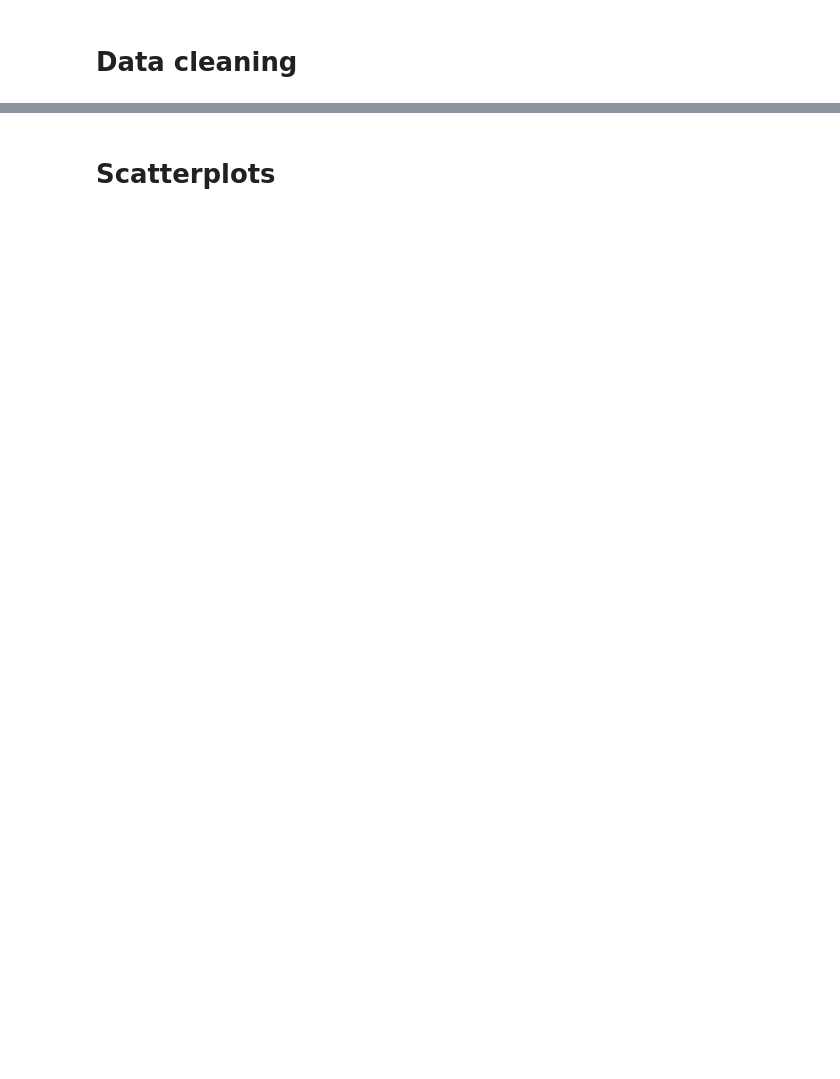
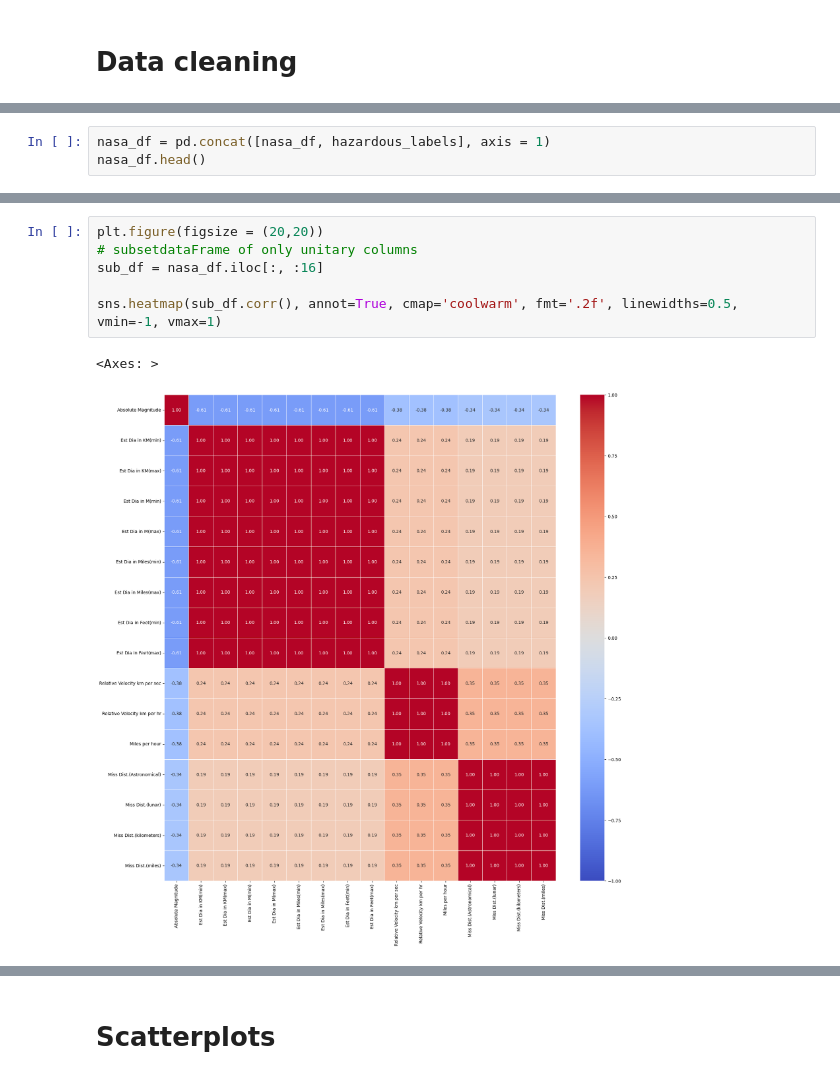
Before and after one commit to Juskocode/SupervisedLearning-AsteroidsClassifier, a Jupyter notebook: SupervisedLearning_AsteroidsClassifier.ipynb, the cells around one changed output, grey strips where cells are left out. Saved outputs shown, nothing was run; the diff lists cells and outputs as text; blank space fills up the shorter version.

```diff
--- a/SupervisedLearning_AsteroidsClassifier.ipynb
+++ b/SupervisedLearning_AsteroidsClassifier.ipynb
@@ -164,0 +147,3 @@ nasa_df.shape
+# %%
+nasa_df = pd.concat([nasa_df, hazardous_labels], axis = 1)
+nasa_df.head()
@@ -164,0 +213,9 @@ nasa_df.shape
+# %%
+plt.figure(figsize = (20,20))
+# subsetdataFrame of only unitary columns
+sub_df = nasa_df.iloc[:, :16]
+
+sns.heatmap(sub_df.corr(), annot=True, cmap='coolwarm', fmt='.2f', linewidths=0.5, vmin=-1, vmax=1)
+# %% [output]
+<Axes: >
+[figure, added]
```
Also changed, not shown: parts of 43 cells of this notebook.
